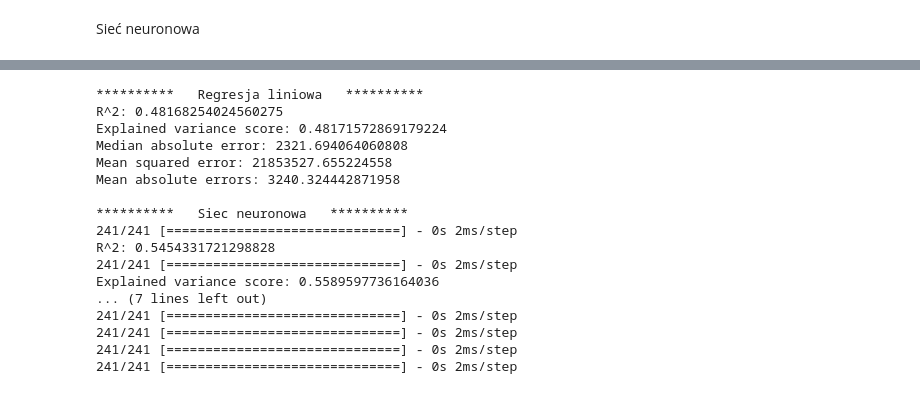
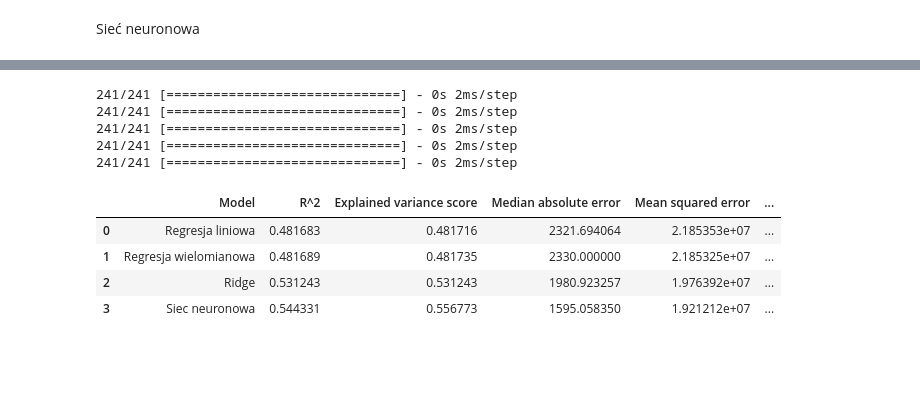
Before and after one commit to piotr310100/Projekt_PSI, a Jupyter notebook: projekt.ipynb, the cells around one changed output, grey strips where cells are left out. Drawn from its saved outputs; the diff is of its cells as text; code cells hidden in the pictures; blank space fills up the shorter version.

```diff
--- a/projekt.ipynb
+++ b/projekt.ipynb
@@ -220,21 +219,20 @@ from sklearn.linear_model import LinearRegression
 # %% [markdown]
 Modele płytkie
 # %%
-pipe_lin = Pipeline(steps=[
+pipe = Pipeline(steps=[
     ('scaler', StandardScaler()),
     ('regressor', LinearRegression())
 ])
 
 
-grid_params_lin =  {
+grid_params =  {
                       'scaler': [StandardScaler(), None],
 }
 
-grid_lin = GridSearchCV(pipe_lin,
-                    grid_params_lin,
+grid_lin = GridSearchCV(pipe,
+                    grid_params,
                     cv = kfold,
-                    refit = True,
-                    verbose = 2
+                    refit = True
 )
 
 grid_lin.fit(X_train, y_train)
@@ -368,44 +426,41 @@ model.evaluate(X_test, y_test)
 # %%
 from sklearn import  metrics
 
+model_names = []
 models = []
-models.append(('Regresja liniowa', grid_lin))
-
-models.append(('Siec neuronowa', model))
+models.append(grid_lin)
+model_names.append('Regresja liniowa')
+models.append(grid_poly)
+model_names.append('Regresja wielomianowa')
+models.append(grid_ridge)
+model_names.append('Ridge')
+models.append(model)
+model_names.append('Siec neuronowa')
 
 r2 = []
 explained_variance_score = []
 median_absolute_error = []
 mean_squared_error = []
 mean_absolute_error = []
-for name, model in models:
-    print('*' * 10, ' ' , name, ' ', '*' * 10)
-    print("R^2: {}".format(metrics.r2_score(y_test, model.predict(X_test)) ))
-    print("Explained variance score: {}".format( metrics.explained_variance_score(y_test, model.predict(X_test)) ))
-    print("Median absolute error: {}".format( metrics.median_absolute_error(y_test, model.predict(X_test)) ))
-    print("Mean squared error: {}".format( metrics.mean_squared_error(y_test, model.predict(X_test)) ))
-    print("Mean absolute errors: {}".format(metrics.mean_absolute_error(y_test, model.predict(X_test)) ))
+for model in models:
     r2.append(metrics.r2_score(y_test, model.predict(X_test)))
     explained_variance_score.append(metrics.explained_variance_score(y_test, model.predict(X_test)))
     median_absolute_error.append( metrics.median_absolute_error(y_test, model.predict(X_test)))
     mean_squared_error.append(metrics.mean_squared_error(y_test, model.predict(X_test)))
     mean_absolute_error.append(metrics.mean_absolute_error(y_test, model.predict(X_test)))
     print()
+
+df_res = pd.DataFrame(list(zip(model_names, r2, explained_variance_score, median_absolute_error, mean_squared_error, mean_absolute_error)),
+                         columns = ['Model', 'R^2', 'Explained variance score', 'Median absolute error', 'Mean squared error', 'Mean absolute errors'])
+df_res
 # %% [output]
-**********   Regresja liniowa   **********
-R^2: 0.48168254024560275
-Explained variance score: 0.48171572869179224
-Median absolute error: 2321.694064060808
-Mean squared error: 21853527.655224558
-Mean absolute errors: 3240.324442871958
-
-**********   Siec neuronowa   **********
-241/241 [==============================] - 0s 2ms/step
-R^2: 0.5454331721298828
-241/241 [==============================] - 0s 2ms/step
-Explained variance score: 0.5589597736164036
-... (7 lines left out)
 241/241 [==============================] - 0s 2ms/step
 241/241 [==============================] - 0s 2ms/step
 241/241 [==============================] - 0s 2ms/step
 241/241 [==============================] - 0s 2ms/step
+241/241 [==============================] - 0s 2ms/step
+|  | Model | R^2 | Explained variance score | Median absolute error | Mean squared error | ... |
+| 0 | Regresja liniowa | 0.481683 | 0.481716 | 2321.694064 | 2.185353e+07 | ... |
+| 1 | Regresja wielomianowa | 0.481689 | 0.481735 | 2330.000000 | 2.185325e+07 | ... |
+| 2 | Ridge | 0.531243 | 0.531243 | 1980.923257 | 1.976392e+07 | ... |
+| 3 | Siec neuronowa | 0.544331 | 0.556773 | 1595.058350 | 1.921212e+07 | ... |
```
Also changed, not shown: parts of 13 cells of this notebook.
